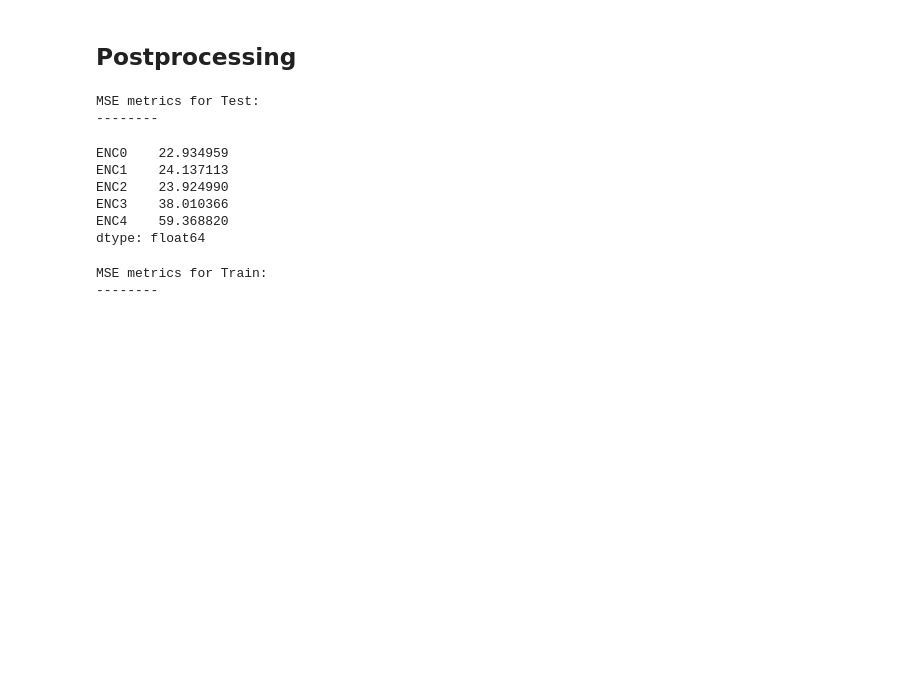
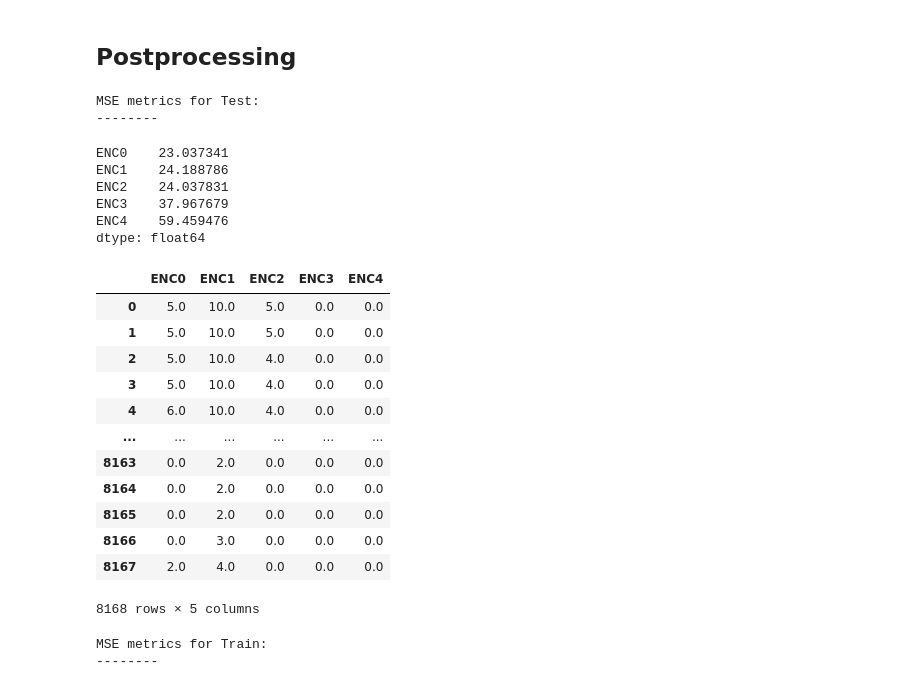
Before and after one commit to Internship-moto/Gestures_3, a Jupyter notebook: notebooks/Gestures_1.ipynb, the cells around one changed output. Cells and saved outputs as stored; diff of their text form; code cells hidden in the pictures; blank space fills up the shorter version.

```diff
--- a/notebooks/Gestures_1.ipynb
+++ b/notebooks/Gestures_1.ipynb
@@ -567,7 +567,8 @@ y_pred_test_proc[0] = y_pred_test.iloc[0]
 for i in range(1, len(y_pred_test)):
     y_pred_test_proc[i] = postprocessing(y_pred_test.iloc[i], y_pred_test.iloc[i-1])
 
-y_pred_test_proc = pd.DataFrame(y_pred_test_proc, columns = [GLOVE_CH])
+# округление
+y_pred_test_proc = pd.DataFrame(y_pred_test_proc, columns = [GLOVE_CH]).round() # или np.rint()
 
 y_pred_test_proc[GLOVE_CH] = np.where(y_pred_test_proc[GLOVE_CH] < 0, 0, y_pred_test_proc[GLOVE_CH])
 y_pred_test_proc[GLOVE_CH] = np.where(y_pred_test_proc[GLOVE_CH] > 100, 100, y_pred_test_proc[GLOVE_CH])
@@ -577,12 +578,28 @@ get_mse(y_test, y_pred_test_proc)
 # %% [output]
 MSE metrics for Test:
 --------
-ENC0    22.934959
-ENC1    24.137113
-ENC2    23.924990
-ENC3    38.010366
-ENC4    59.368820
+ENC0    23.037341
+ENC1    24.188786
+ENC2    24.037831
+ENC3    37.967679
+ENC4    59.459476
 dtype: float64
+# %%
+y_pred_test_proc
+# %% [output]
+|  | ENC0 | ENC1 | ENC2 | ENC3 | ENC4 |
+| 0 | 5.0 | 10.0 | 5.0 | 0.0 | 0.0 |
+| 1 | 5.0 | 10.0 | 5.0 | 0.0 | 0.0 |
+| 2 | 5.0 | 10.0 | 4.0 | 0.0 | 0.0 |
+| 3 | 5.0 | 10.0 | 4.0 | 0.0 | 0.0 |
+| 4 | 6.0 | 10.0 | 4.0 | 0.0 | 0.0 |
+| ... | ... | ... | ... | ... | ... |
+| 8163 | 0.0 | 2.0 | 0.0 | 0.0 | 0.0 |
+| 8164 | 0.0 | 2.0 | 0.0 | 0.0 | 0.0 |
+| 8165 | 0.0 | 2.0 | 0.0 | 0.0 | 0.0 |
+| 8166 | 0.0 | 3.0 | 0.0 | 0.0 | 0.0 |
+| 8167 | 2.0 | 4.0 | 0.0 | 0.0 | 0.0 |
+8168 rows × 5 columns
 # %%
 # y_pred_train = np.where(y_pred_train < 0, 0, y_pred_train)
 # y_pred_train = np.where(y_pred_train > 100, 100, y_pred_train)
```
Also changed, not shown: parts of 6 cells of this notebook.
